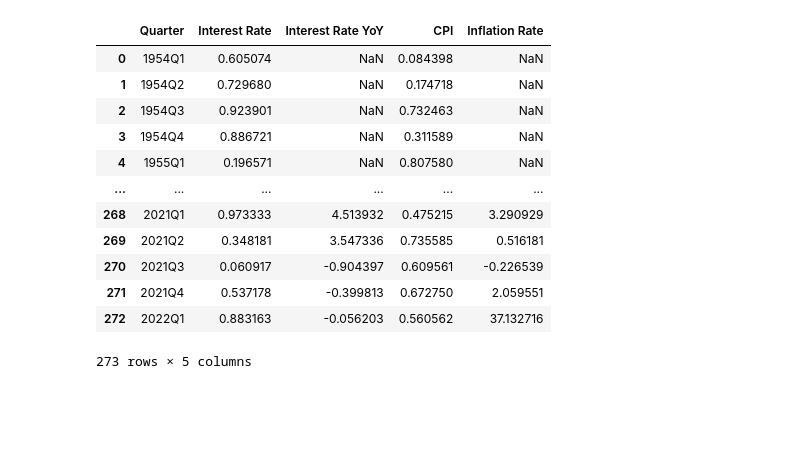
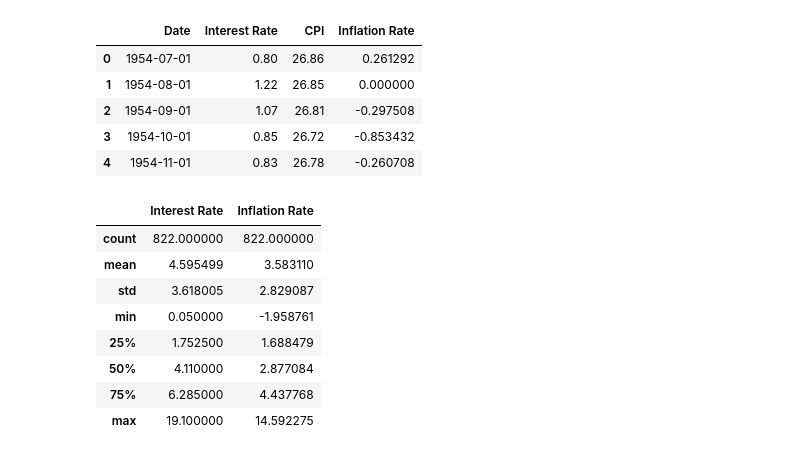
Before and after one commit to Lionta/Project-1, a Jupyter notebook: interest_rate_vs_inflation.ipynb, the cells around one changed output. Cells and saved outputs as stored; diff of their text form; code cells hidden in the pictures; blank space fills up the shorter version.

```diff
--- a/interest_rate_vs_inflation.ipynb
+++ b/interest_rate_vs_inflation.ipynb
@@ -27,20 +24,22 @@ int_rate_df.head()
 # %%
+# Create interest rate dataframe
 int_rate_df = pd.DataFrame(fred_response["observations"])
+
 # Reduce to pertinent columns
 int_rate_df = int_rate_df[["date", "value"]]
 
+# Convert date to datetime
 int_rate_df['date'] = int_rate_df['date'].apply(pd.to_datetime)
 
+# Convert value to float
 int_rate_df = int_rate_df.astype({"value": float})
 
-date_range = pd.period_range('1954-01', '2022-01',freq='q')
-int_rate_df= pd.DataFrame({'value':np.random.rand(len(date_range))}, index=date_range)
-# int_rate_df['pct_pop'] = int_rate_df['value'].pct_change()
-int_rate_df['Interest Rate YoY'] = int_rate_df['value'].pct_change(12)
+# Change column headers
+int_rate_df = int_rate_df.rename(columns={"date": "Date", "value": "Interest Rate"})
 
 # write a CSV
 int_rate_df.to_csv("output_data/int_rate.csv")
-int_rate_df = int_rate_df.reset_index()
-int_rate_df = int_rate_df.rename(columns={"index": "Quarter", "value": "Interest Rate"})
-int_rate_df
+
+# Disply values
+int_rate_df.head()
 # %% [output]
@@ -85,20 +66,23 @@ cpi_df = pd.DataFrame(fred_response["observations"])
 # Reduce to pertinent columns
 cpi_df = cpi_df[["date", "value"]]
 
+# Convert date to datetime
 cpi_df['date'] = cpi_df['date'].apply(pd.to_datetime)
 
+# Convert value to float
 cpi_df = cpi_df.astype({"value": float})
 
-date_range = pd.period_range('1954-01', '2022-01',freq='q')
-cpi_df= pd.DataFrame({'value':np.random.rand(len(date_range))}, index=date_range)
-# cpi_df['pct_pop'] = cpi_df['value'].pct_change()
+# Calculate/create inflation rate column
 cpi_df['Inflation Rate'] = cpi_df['value'].pct_change(12)
 
+# Convert inflation rate to %
+cpi_df["Inflation Rate"]*=100
+
+# Rename columns
+cpi_df = cpi_df.rename(columns={"date": "Date", "value": "CPI"})
 
 # Write To CSV
 cpi_df.to_csv("output_data/cpi_rate.csv")
 
-cpi_df = cpi_df.reset_index()
-cpi_df = cpi_df.rename(columns={"index": "Quarter", "value": "CPI"})
-cpi_df
+cpi_df.head()
 # %% [output]
@@ -118,29 +95,30 @@ cpi_df
 # %%
-# Merge Intrest Rate and CPI
-
-
-mer_int_cpi_df = pd.merge(int_rate_df, cpi_df, on= 'Quarter')
-mer_int_cpi_df = mer_int_cpi_df.rename(columns={"value_x": "Interest Rate", "value_y": "CPI"})
-
-
+# Merge Interest Rate and CPI
+mer_int_cpi_df = pd.merge(int_rate_df, cpi_df, on= 'Date')
 
 # Write to CSV
 mer_int_cpi_df.to_csv("output_data/merged_int_unemp_gdp_df.csv")
 
 #Display
-mer_int_cpi_df
+mer_int_cpi_df.head()
 # %% [output]
-|  | Quarter | Interest Rate | Interest Rate YoY | CPI | Inflation Rate |
-| 0 | 1954Q1 | 0.605074 | NaN | 0.084398 | NaN |
-| 1 | 1954Q2 | 0.729680 | NaN | 0.174718 | NaN |
-| 2 | 1954Q3 | 0.923901 | NaN | 0.732463 | NaN |
-| 3 | 1954Q4 | 0.886721 | NaN | 0.311589 | NaN |
-| 4 | 1955Q1 | 0.196571 | NaN | 0.807580 | NaN |
-| ... | ... | ... | ... | ... | ... |
-| 268 | 2021Q1 | 0.973333 | 4.513932 | 0.475215 | 3.290929 |
-| 269 | 2021Q2 | 0.348181 | 3.547336 | 0.735585 | 0.516181 |
-| 270 | 2021Q3 | 0.060917 | -0.904397 | 0.609561 | -0.226539 |
-| 271 | 2021Q4 | 0.537178 | -0.399813 | 0.672750 | 2.059551 |
-| 272 | 2022Q1 | 0.883163 | -0.056203 | 0.560562 | 37.132716 |
+|  | Date | Interest Rate | CPI | Inflation Rate |
+| 0 | 1954-07-01 | 0.80 | 26.86 | 0.261292 |
+| 1 | 1954-08-01 | 1.22 | 26.85 | 0.000000 |
+| 2 | 1954-09-01 | 1.07 | 26.81 | -0.297508 |
+| 3 | 1954-10-01 | 0.85 | 26.72 | -0.853432 |
+| 4 | 1954-11-01 | 0.83 | 26.78 | -0.260708 |
-273 rows × 5 columns
+# %%
+# Summary Statistics
+mer_int_cpi_df[["Interest Rate", "Inflation Rate"]].describe()
+# %% [output]
+|  | Interest Rate | Inflation Rate |
+| count | 822.000000 | 822.000000 |
+| mean | 4.595499 | 3.583110 |
+| std | 3.618005 | 2.829087 |
+| min | 0.050000 | -1.958761 |
+| 25% | 1.752500 | 1.688479 |
+| 50% | 4.110000 | 2.877084 |
+| 75% | 6.285000 | 4.437768 |
+| max | 19.100000 | 14.592275 |
 # %%
```
Also changed, not shown: parts of 12 cells of this notebook, 7 other files.
